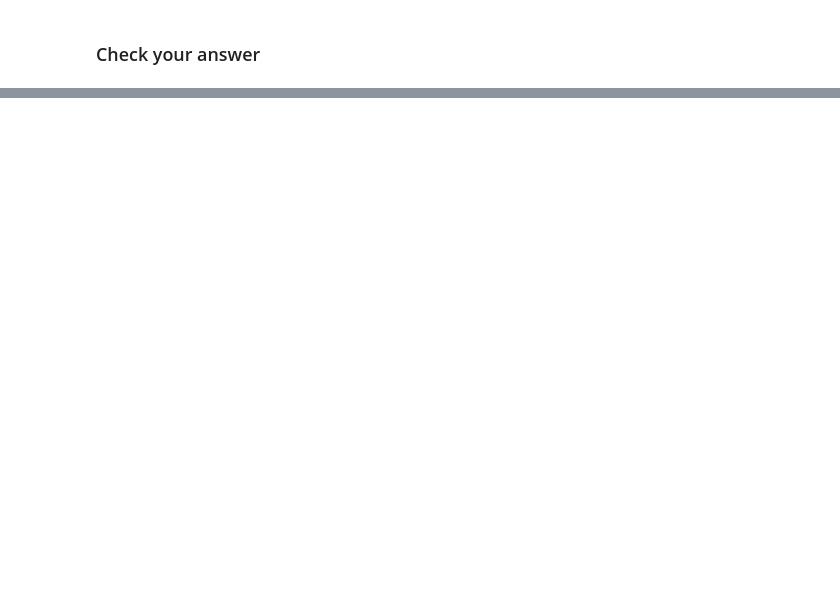
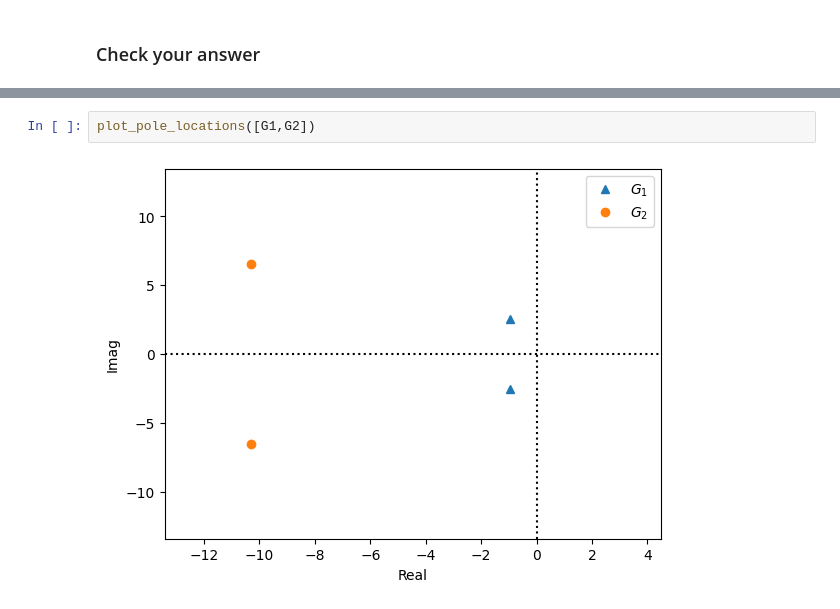
Before and after one commit to ryanGT/learning_activities_345, a Jupyter notebook: pole_location_practice_problem_generator.ipynb, the cells around one changed output, grey strips where cells are left out. Drawn from its saved outputs; the diff is of its cells as text; blank space fills up the shorter version.

Commit message:
option 3 for pole location practice problems

```diff
--- a/pole_location_practice_problem_generator.ipynb
+++ b/pole_location_practice_problem_generator.ipynb
@@ -185,0 +209,4 @@ plot_step_responses([G1,G2],stop_t=1)
+# %%
+plot_pole_locations([G1,G2])
+# %% [output]
+[figure, added]
```
Also changed, not shown: parts of 18 cells of this notebook.
